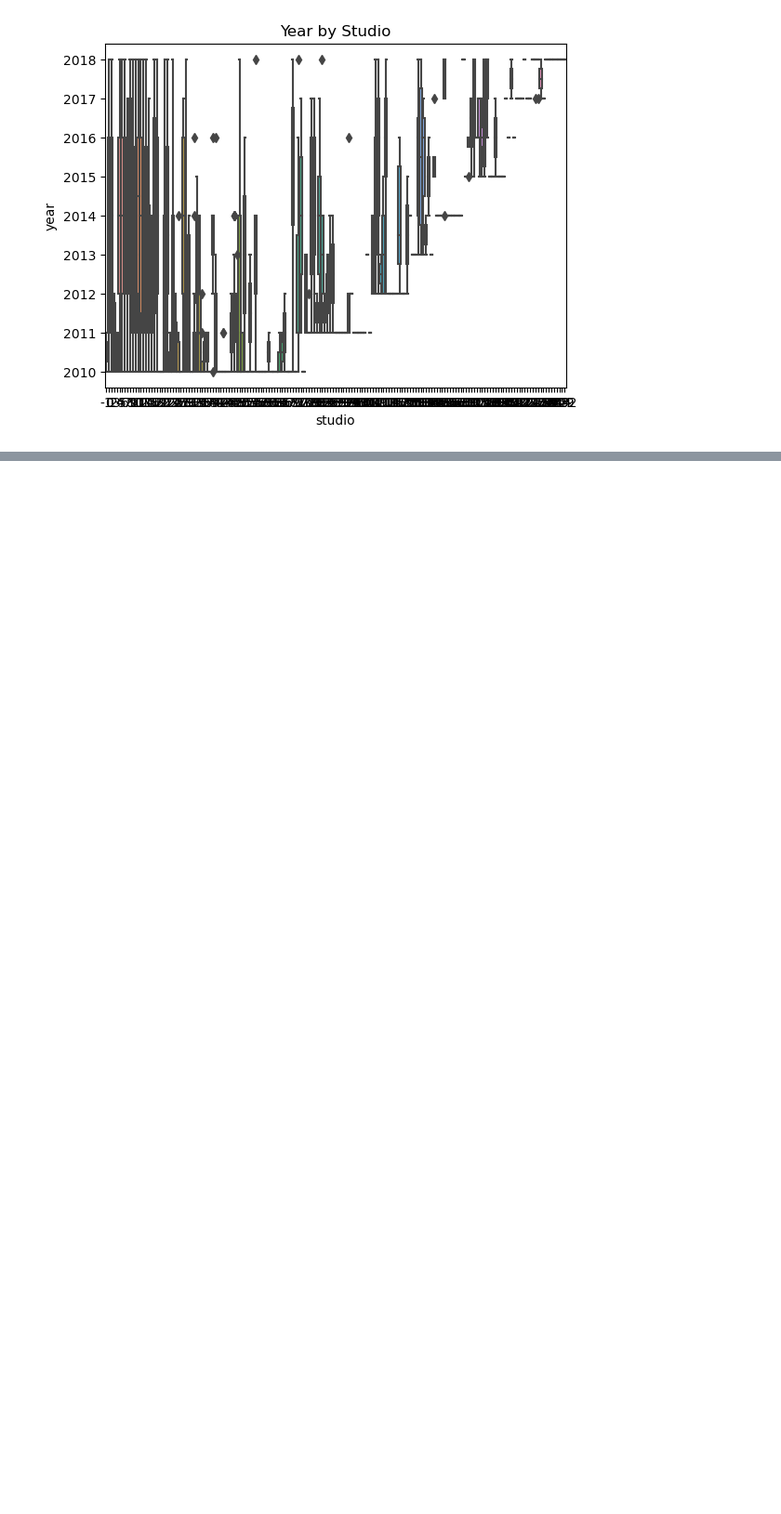
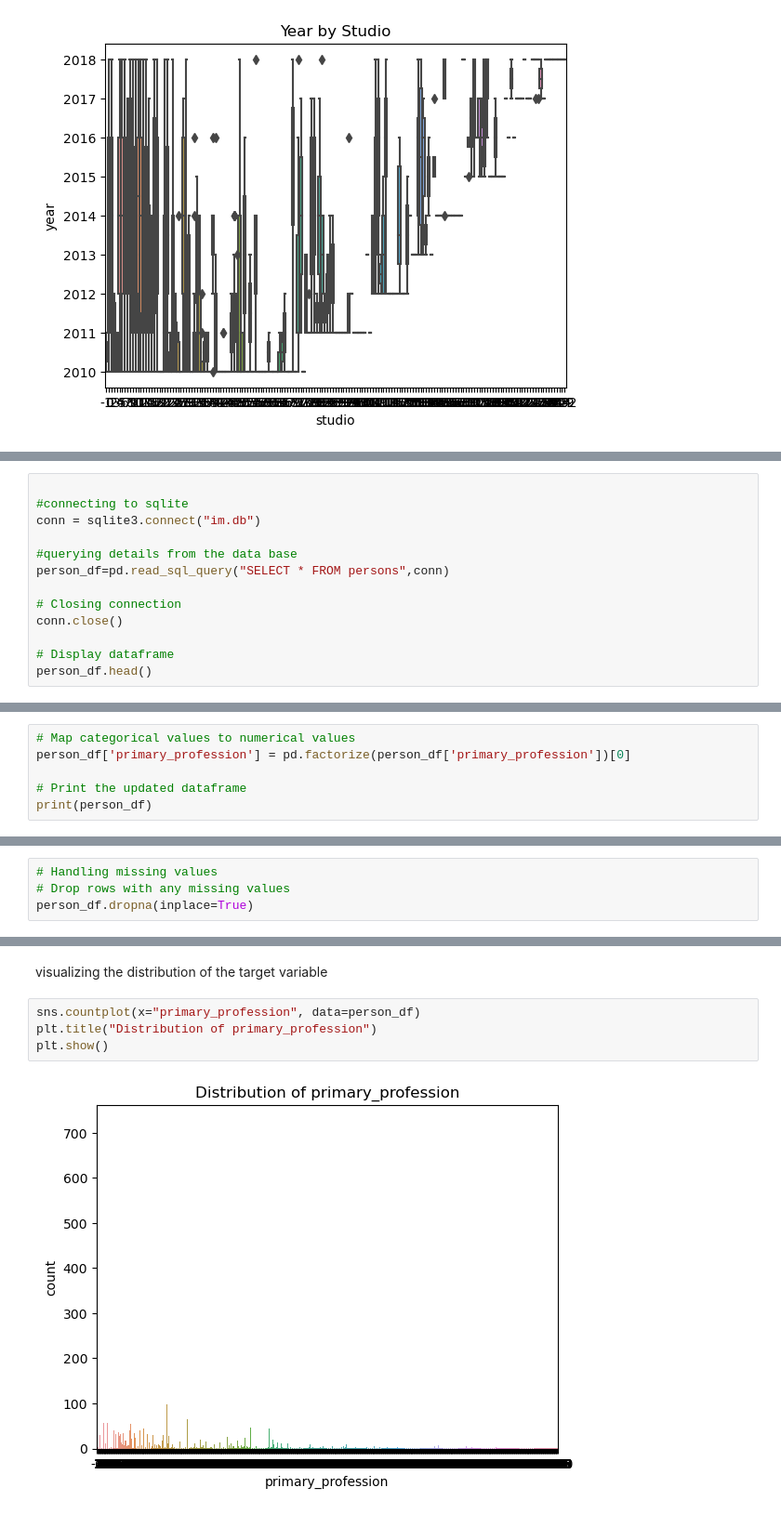
Before and after one commit to Derrick-wekesa/CineInsight-Microsoft-s-Box-Office-Breakthrough, a Jupyter notebook: data/student.ipynb, the cells around one changed output, grey strips where cells are left out. Shown at 93% size. Drawn from its saved outputs; the diff is of its cells as text; blank space fills up the shorter version.

Commit message:
data analysis from movie basics table

```diff
--- a/data/student.ipynb
+++ b/data/student.ipynb
@@ -216,0 +215,13 @@ Data modelling
+# %%
+
+#connecting to sqlite
+conn = sqlite3.connect("im.db")
+
+#querying details from the data base
+person_df=pd.read_sql_query("SELECT * FROM persons",conn)
+
+# Closing connection
+conn.close()
+
+# Display dataframe
+person_df.head()
@@ -216,0 +287,6 @@ Data modelling
+# %%
+# Map categorical values to numerical values
+person_df['primary_profession'] = pd.factorize(person_df['primary_profession'])[0]
+
+# Print the updated dataframe
+print(person_df)
@@ -216,0 +334,4 @@ Data modelling
+# %%
+# Handling missing values
+# Drop rows with any missing values
+person_df.dropna(inplace=True)
@@ -216,0 +385,8 @@ Data modelling
+# %% [markdown]
+visualizing the distribution of the target variable
+# %%
+sns.countplot(x="primary_profession", data=person_df)
+plt.title("Distribution of primary_profession")
+plt.show()
+# %% [output]
+[figure, added]
```
Also changed, not shown: parts of 44 cells of this notebook.
